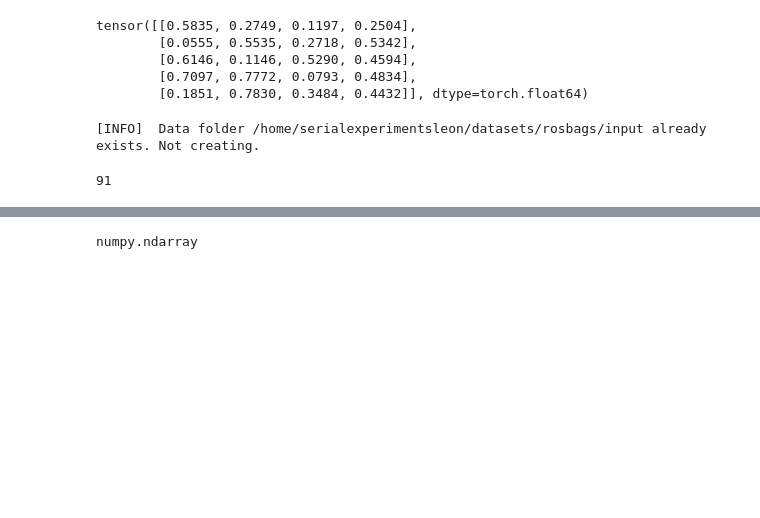
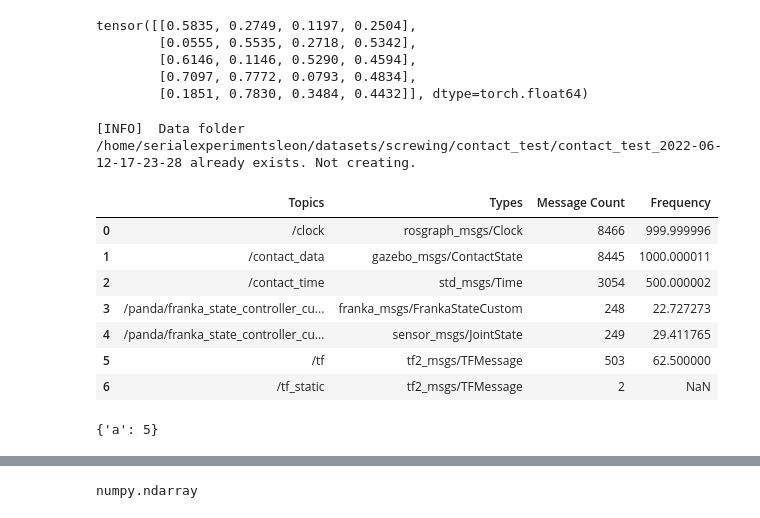
Before and after one commit to leonmkim/learning_screwing, a Jupyter notebook: rosbag_read_test.ipynb, the cells around one changed output, grey strips where cells are left out. Saved outputs shown, nothing was run; the diff lists cells and outputs as text; code cells hidden in the pictures; blank space fills up the shorter version.

Commit message:
add contact dataset WIP. functional but need to verify correctness

```diff
--- a/rosbag_read_test.ipynb
+++ b/rosbag_read_test.ipynb
@@ -17,5 +21,5 @@ Failed to load Python extension for LZ4 support. LZ4 compression will not be ava
 # %%
-bag_path = '~/datasets/rosbags/input.bag'
+bag_path = '~/datasets/contact/contact_dset_test_2022-07-13-14-17-57.bag'
 bag_path = os.path.expanduser(bag_path)
 os.path.exists(bag_path)
 # %% [output]
@@ -80,8 +84,18 @@ for topic in b.topics:
     topic_csv_dict[topic] = csv_path
 
 # topic_csv_dict.keys()
-msgs = table.loc[table['Topics'] == 'panda/franka_state_controller_custom/franka_states']['Message Count']
-int(msgs)
+# msgs = table.loc[table['Topics'] == 'panda/franka_state_controller_custom/franka_states']['Message Count']
+# int(msgs)
 # %% [output]
-[INFO]  Data folder /home/serialexperimentsleon/datasets/rosbags/input already exists. Not creating.
+[INFO]  Data folder /home/serialexperimentsleon/datasets/screwing/contact_test/contact_test_2022-06-12-17-23-28 already exists. Not creating.
-91
+# %%
+table
+# %% [output]
+|  | Topics | Types | Message Count | Frequency |
+| 0 | /clock | rosgraph_msgs/Clock | 8466 | 999.999996 |
+| 1 | /contact_data | gazebo_msgs/ContactState | 8445 | 1000.000011 |
+| 2 | /contact_time | std_msgs/Time | 3054 | 500.000002 |
+| 3 | /panda/franka_state_controller_cu... | franka_msgs/FrankaStateCustom | 248 | 22.727273 |
+| 4 | /panda/franka_state_controller_cu... | sensor_msgs/JointState | 249 | 29.411765 |
+| 5 | /tf | tf2_msgs/TFMessage | 503 | 62.500000 |
+| 6 | /tf_static | tf2_msgs/TFMessage | 2 | NaN |
@@ -87,0 +108,6 @@ int(msgs)
+# %%
+dict_test_str = "{'a': 5}"
+dict_test = ast.literal_eval(dict_test_str)
+dict_test
+# %% [output]
+{'a': 5}
```
Also changed, not shown: parts of 10 cells of this notebook, 14 other files.
